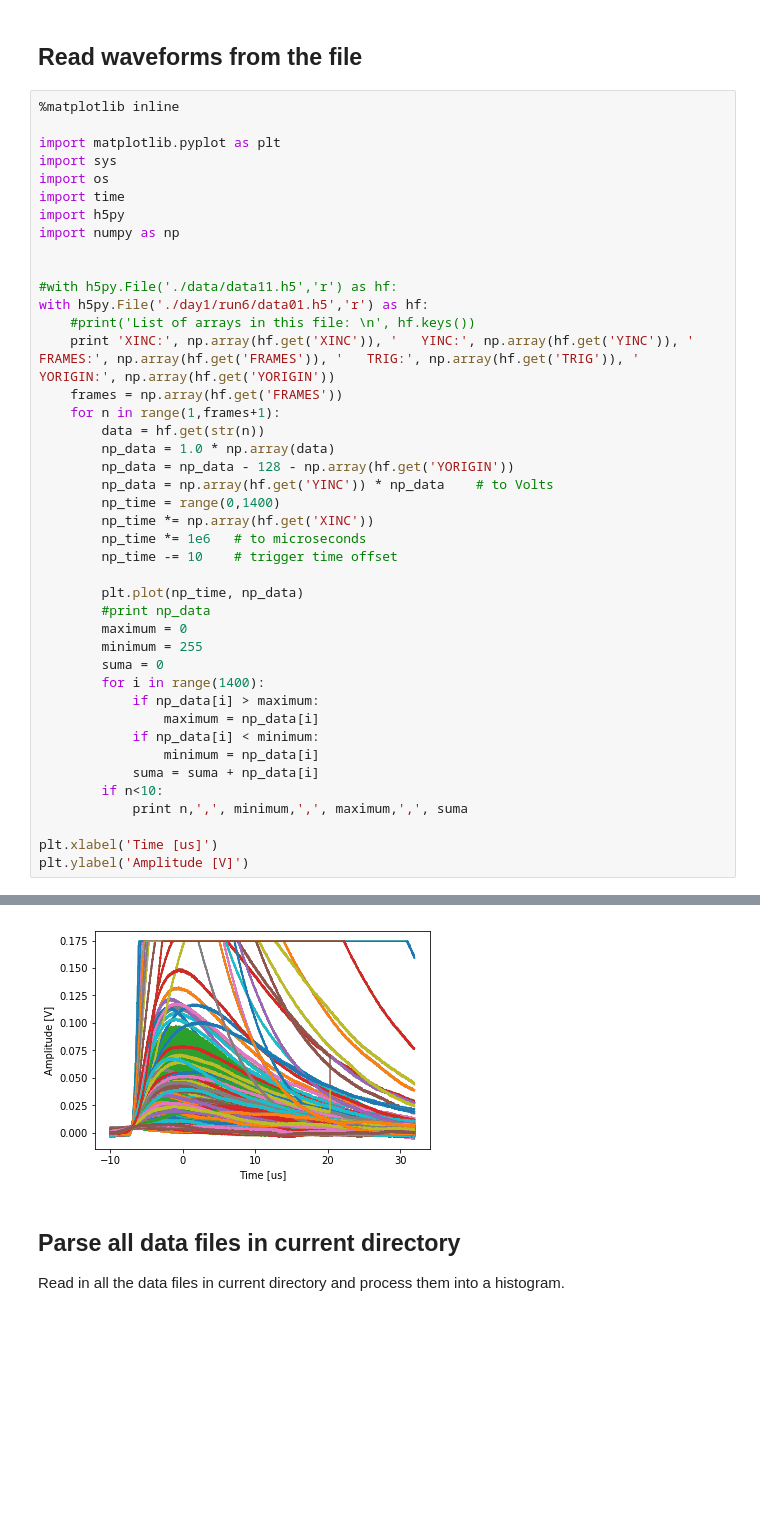
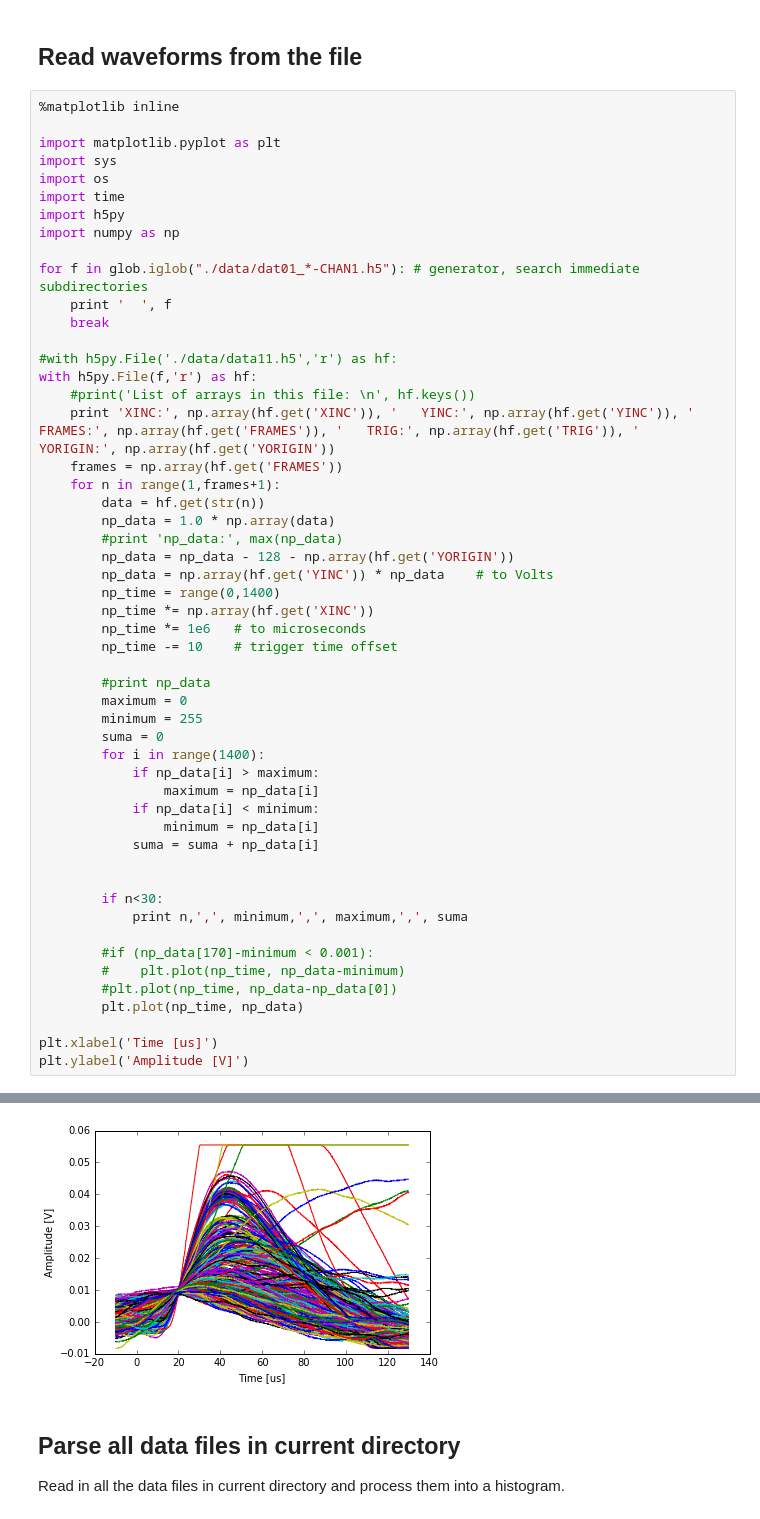
Before and after one commit to ODZ-UJF-AV-CR/osciloskop, a Jupyter notebook: osciloskop-hystogram.ipynb, the cells around one changed output, grey strips where cells are left out. Cells and saved outputs as stored; diff of their text form; blank space fills up the shorter version.

```diff
--- a/osciloskop-hystogram.ipynb
+++ b/osciloskop-hystogram.ipynb
@@ -19,15 +20,19 @@ import time
 import h5py
 import numpy as np
 
+for f in glob.iglob("./data/dat01_*-CHAN1.h5"): # generator, search immediate subdirectories
+    print '  ', f
+    break
 
 #with h5py.File('./data/data11.h5','r') as hf:
-with h5py.File('./day1/run6/data01.h5','r') as hf:
+with h5py.File(f,'r') as hf:
     #print('List of arrays in this file: \n', hf.keys())
     print 'XINC:', np.array(hf.get('XINC')), '   YINC:', np.array(hf.get('YINC')), '   FRAMES:', np.array(hf.get('FRAMES')), '   TRIG:', np.array(hf.get('TRIG')), '   YORIGIN:', np.array(hf.get('YORIGIN'))
     frames = np.array(hf.get('FRAMES'))
     for n in range(1,frames+1):
         data = hf.get(str(n))
         np_data = 1.0 * np.array(data)
+        #print 'np_data:', max(np_data)
         np_data = np_data - 128 - np.array(hf.get('YORIGIN'))
         np_data = np.array(hf.get('YINC')) * np_data    # to Volts
         np_time = range(0,1400)
@@ -35,7 +40,6 @@ with h5py.File('./day1/run6/data01.h5','r') as hf:
         np_time *= 1e6   # to microseconds
         np_time -= 10    # trigger time offset
 
-        plt.plot(np_time, np_data)
         #print np_data
         maximum = 0
         minimum = 255
@@ -46,8 +50,15 @@ with h5py.File('./day1/run6/data01.h5','r') as hf:
             if np_data[i] < minimum:
                 minimum = np_data[i]
             suma = suma + np_data[i]
-        if n<10:
+
+
+        if n<30:
             print n,',', minimum,',', maximum,',', suma
+
+        #if (np_data[170]-minimum < 0.001):
+        #    plt.plot(np_time, np_data-minimum)
+        #plt.plot(np_time, np_data-np_data[0])
+        plt.plot(np_time, np_data)
 
 plt.xlabel('Time [us]')
 plt.ylabel('Amplitude [V]')
@@ -65,5 +83,5 @@ XINC: 3e-08    YINC: 0.0008    FRAMES: 1016    TRIG: 0.00497    YORIGIN: -91.0
 <matplotlib.text.Text at 0x...>
-[figure, old version]
+[figure, new version]
 # %% [markdown]
 ## Parse all data files in current directory
 Read in all the data files in current directory and process them into a histogram.
```
Also changed, not shown: parts of 13 cells of this notebook, 4 other files.
